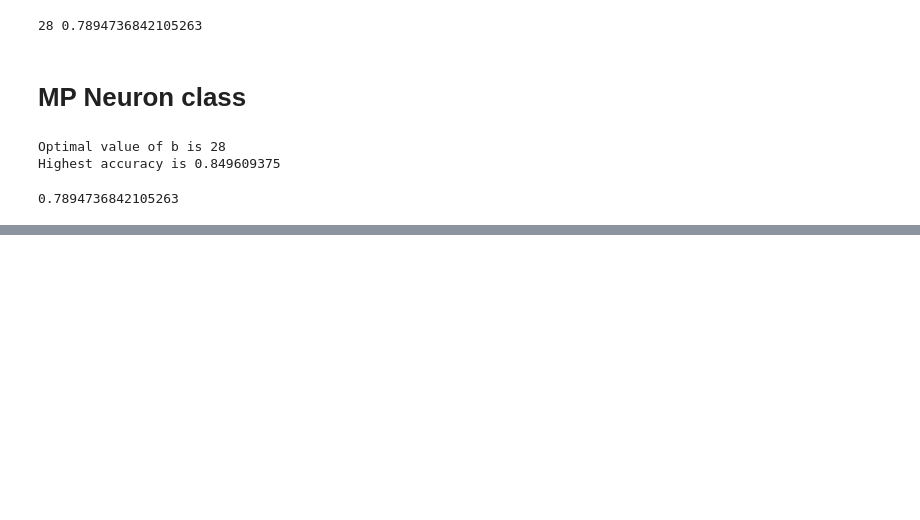
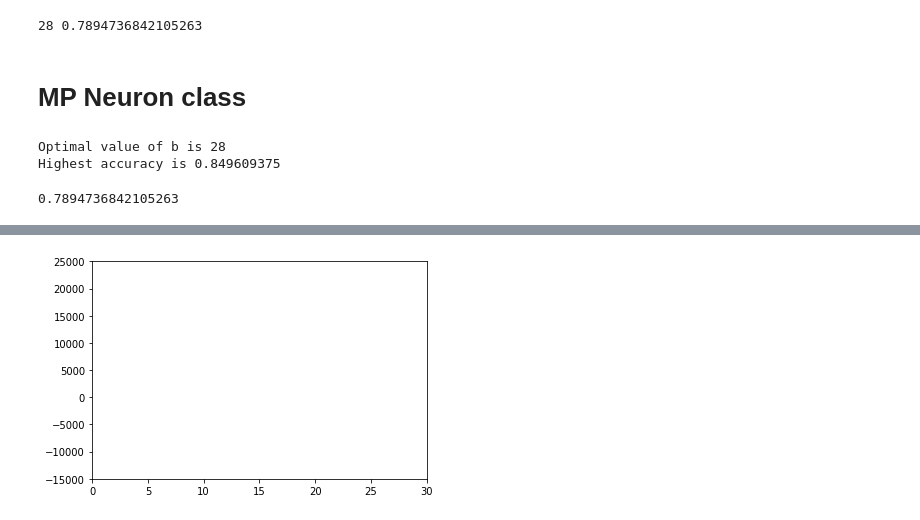
Before and after one commit to Arpitkamal/Deep-learning-102-Primitive-Neuron, a Jupyter notebook: MPNeuron.ipynb, the cells around one changed output, grey strips where cells are left out. Cells and saved outputs as stored; diff of their text form; code cells hidden in the pictures; blank space fills up the shorter version.

```diff
--- a/MPNeuron.ipynb
+++ b/MPNeuron.ipynb
@@ -332,0 +429,10 @@ print(accuracy_test)
+# %%
+# First set up the figure, the axis, and the plot element we want to animate
+fig, ax = plt.subplots()
+
+ax.set_xlim(( 0, wt_matrix.shape[1]))
+ax.set_ylim((-15000, 25000))
+
+line, = ax.plot([], [], lw=2)
+# %% [output]
+[figure, added]
```
Also changed, not shown: parts of 17 cells of this notebook.
